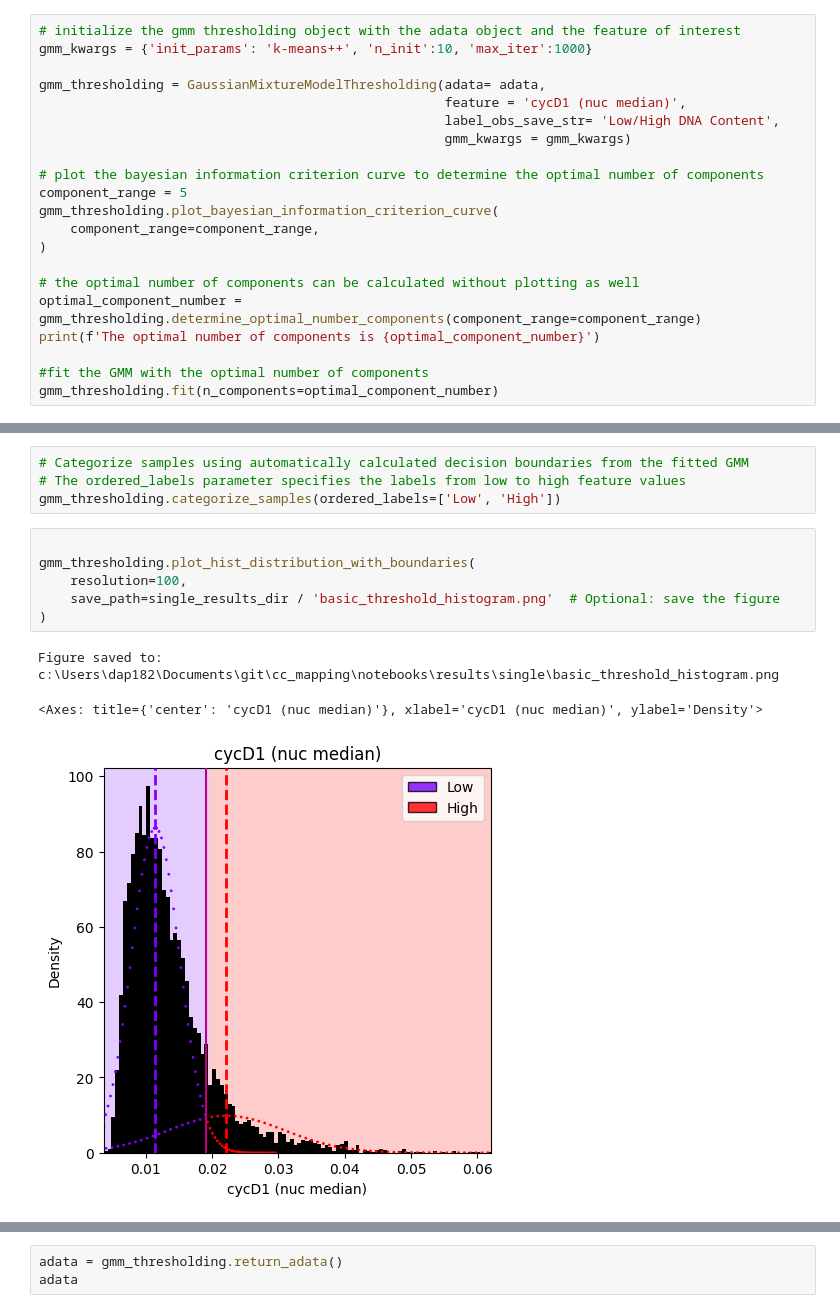
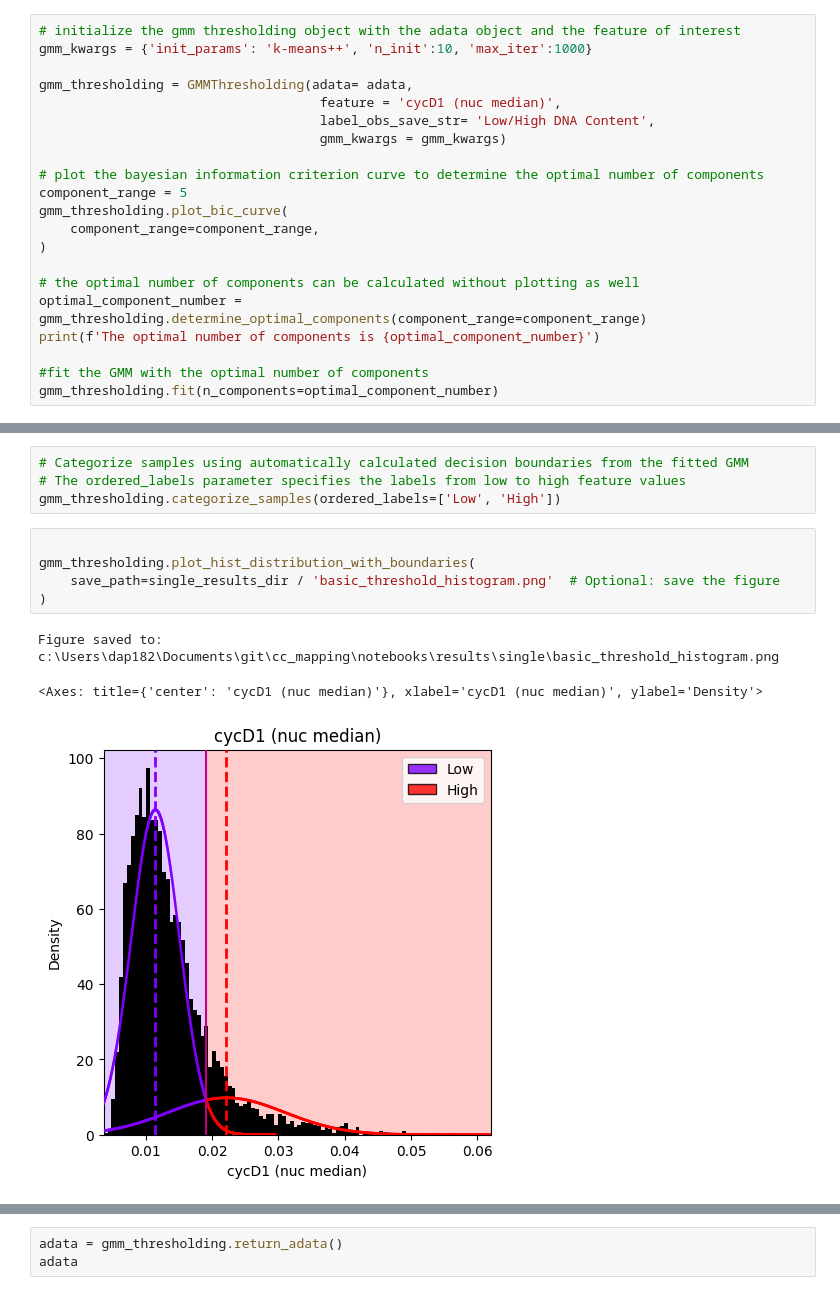
Before and after one commit to StallaertLab/cc_mapping, a Jupyter notebook: docs/source/tutorials/Single_Thresholding_Workflow.ipynb, the cells around one changed output, grey strips where cells are left out. Saved outputs shown, nothing was run; the diff lists cells and outputs as text.

```diff
--- a/docs/source/tutorials/Single_Thresholding_Workflow.ipynb
+++ b/docs/source/tutorials/Single_Thresholding_Workflow.ipynb
@@ -196,19 +135,19 @@ Now that we've explored the data, let's proceed with actual thresholding!
 # initialize the gmm thresholding object with the adata object and the feature of interest
 gmm_kwargs = {'init_params': 'k-means++', 'n_init':10, 'max_iter':1000}
 
-gmm_thresholding = GaussianMixtureModelThresholding(adata= adata,
-                                                    feature = 'cycD1 (nuc median)',
-                                                    label_obs_save_str= 'Low/High DNA Content',
-                                                    gmm_kwargs = gmm_kwargs)
+gmm_thresholding = GMMThresholding(adata= adata,
+                                    feature = 'cycD1 (nuc median)',
+                                    label_obs_save_str= 'Low/High DNA Content',
+                                    gmm_kwargs = gmm_kwargs)
 
 # plot the bayesian information criterion curve to determine the optimal number of components
 component_range = 5
-gmm_thresholding.plot_bayesian_information_criterion_curve(
+gmm_thresholding.plot_bic_curve(
     component_range=component_range,
 )
 
 # the optimal number of components can be calculated without plotting as well
-optimal_component_number = gmm_thresholding.determine_optimal_number_components(component_range=component_range)
+optimal_component_number = gmm_thresholding.determine_optimal_components(component_range=component_range)
 print(f'The optimal number of components is {optimal_component_number}')
 
 #fit the GMM with the optimal number of components
@@ -232,10 +171,9 @@ gmm_thresholding.categorize_samples(ordered_labels=['Low', 'High'])
 # %%
 
 gmm_thresholding.plot_hist_distribution_with_boundaries(
-    resolution=100,
     save_path=single_results_dir / 'basic_threshold_histogram.png'  # Optional: save the figure
 )
 # %% [output]
 Figure saved to: c:\Users\dap182\Documents\git\cc_mapping\notebooks\results\single\basic_threshold_histogram.png
 <Axes: title={'center': 'cycD1 (nuc median)'}, xlabel='cycD1 (nuc median)', ylabel='Density'>
-[figure, old version]
+[figure, new version]
```
Also changed, not shown: parts of 42 cells of this notebook, 12 other files.
